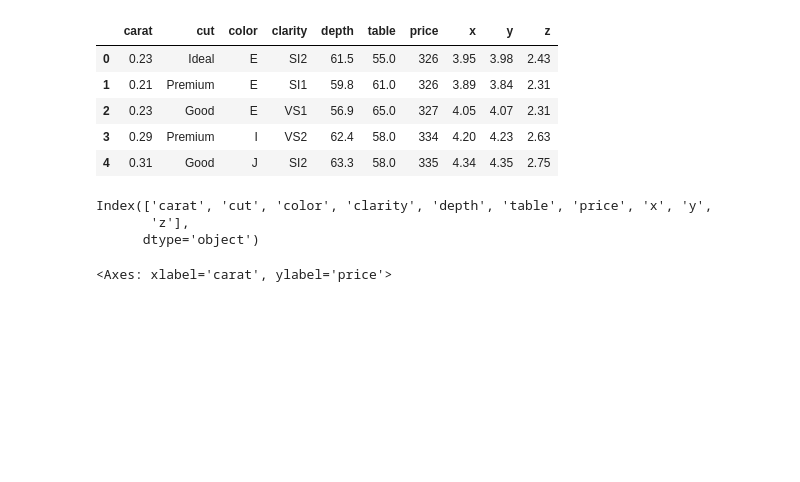
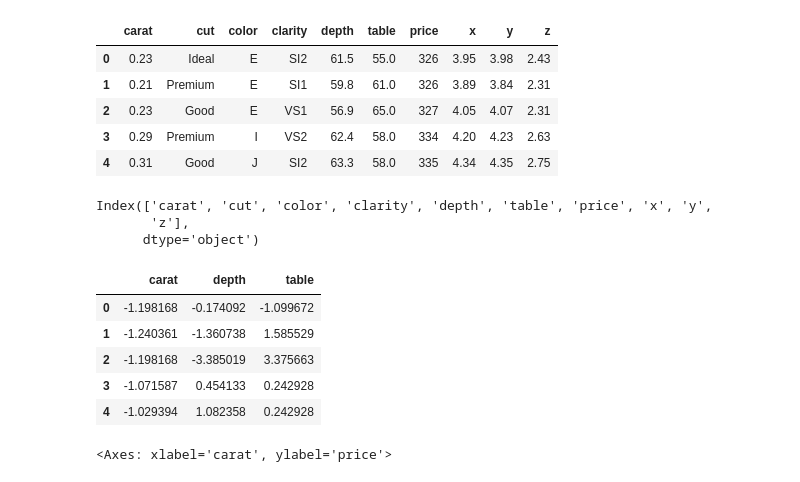
Before and after one commit to KshitizRai001/LinearRegression_Scratch, a Jupyter notebook: LinearRegression.ipynb, the cells around one changed output. Cells and saved outputs as stored; diff of their text form; code cells hidden in the pictures; blank space fills up the shorter version.

Commit message:
Scaled Input Features

```diff
--- a/LinearRegression.ipynb
+++ b/LinearRegression.ipynb
@@ -29,6 +31,17 @@ input_cols = ['carat', 'depth', 'table']
 target_col = 'price'
 train_df = df[input_cols]
 train_targets = df[target_col]
+# %%
+scaler = StandardScaler()
+train_df_scaled = pd.DataFrame(scaler.fit_transform(train_df), columns=input_cols)
+train_df_scaled.head()
+# %% [output]
+|  | carat | depth | table |
+| 0 | -1.198168 | -0.174092 | -1.099672 |
+| 1 | -1.240361 | -1.360738 | 1.585529 |
+| 2 | -1.198168 | -3.385019 | 3.375663 |
+| 3 | -1.071587 | 0.454133 | 0.242928 |
+| 4 | -1.029394 | 1.082358 | 0.242928 |
 # %%
 sns.lineplot(data = df, x= 'carat', y='price')
 # %% [output]
```
Also changed, not shown: parts of 6 cells of this notebook.
